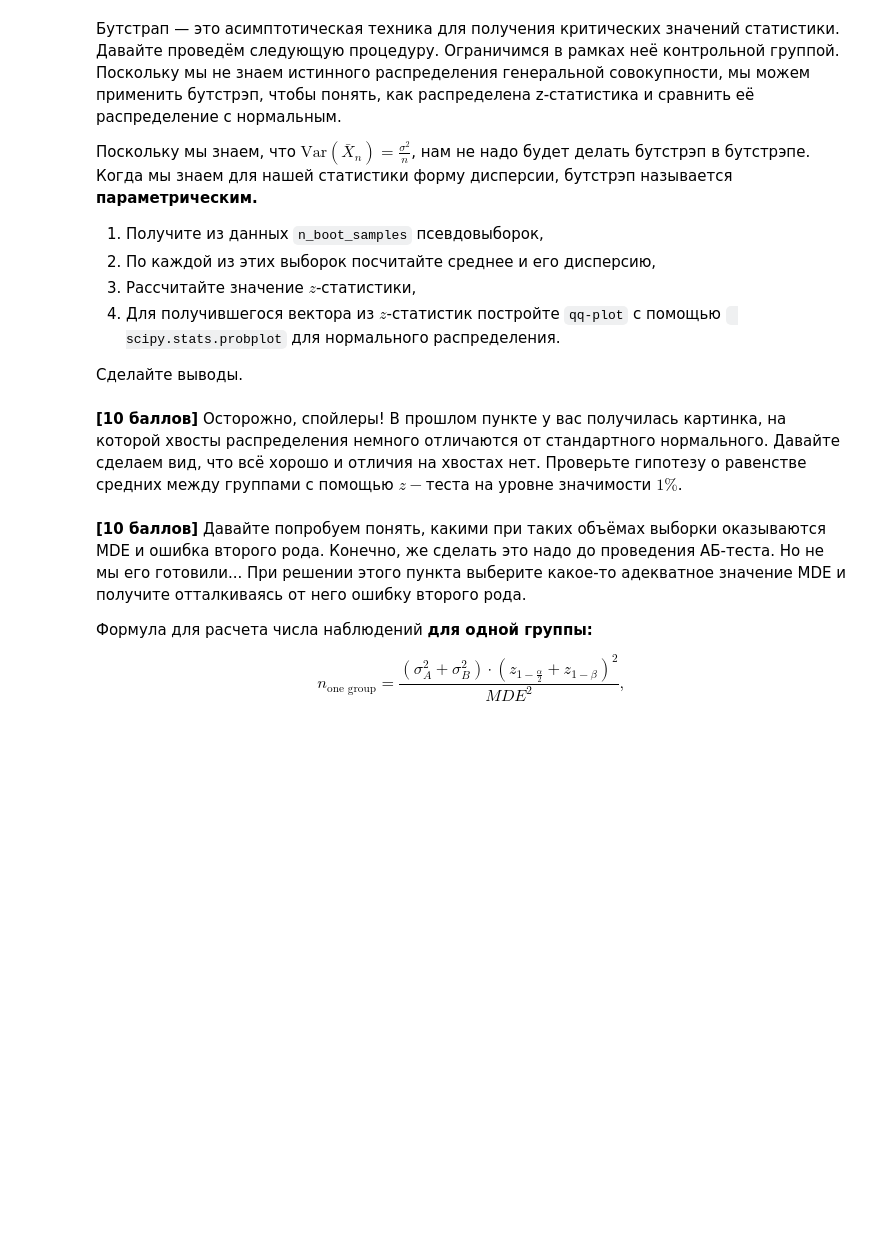
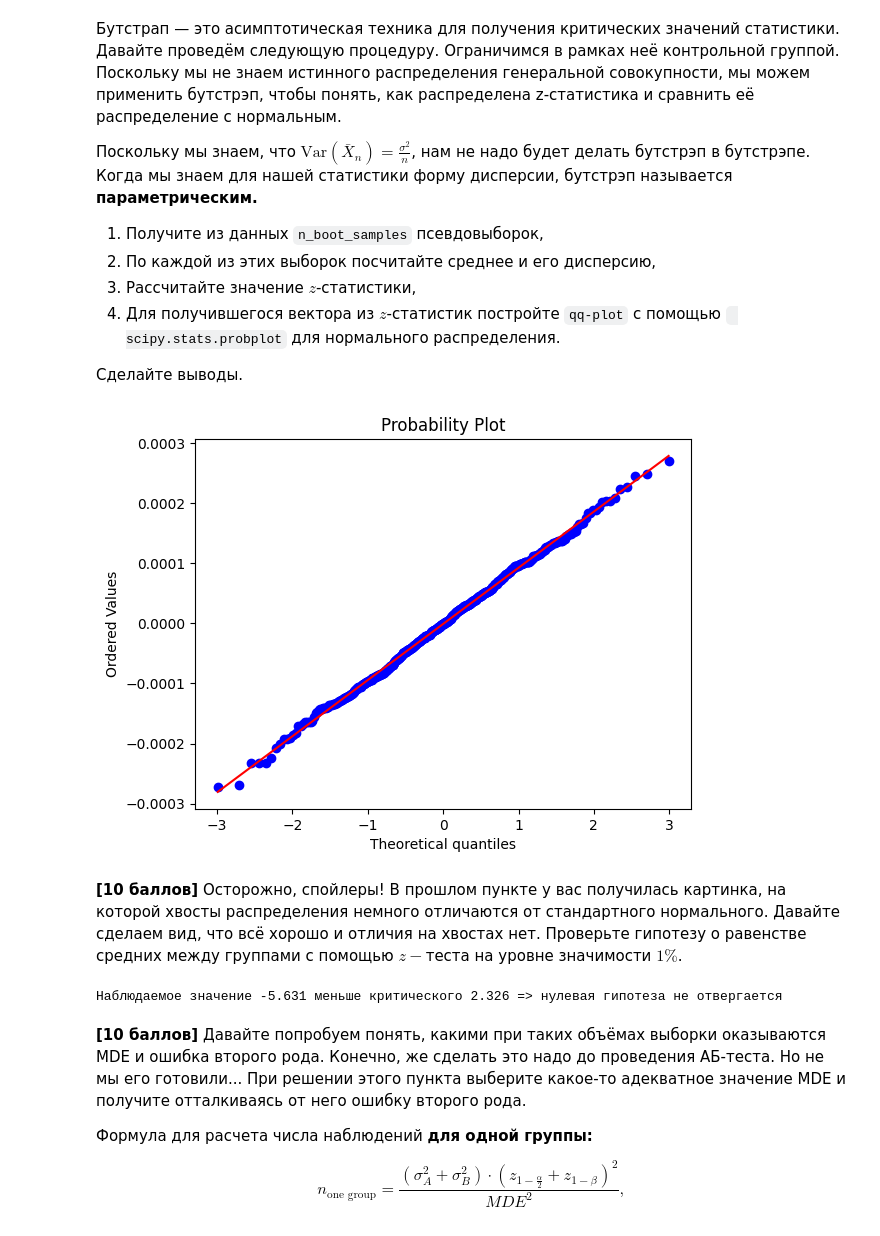
Before and after one commit to Kulikov17/MLDS_math_2022, a Jupyter notebook: hw_matstat/hw03_A-B test_results.ipynb, the cells around one changed output. Drawn from its saved outputs; the diff is of its cells as text; code cells hidden in the pictures; blank space fills up the shorter version.

```diff
--- a/hw_matstat/hw03_A-B test_results.ipynb
+++ b/hw_matstat/hw03_A-B test_results.ipynb
@@ -89,2 +108,14 @@ __[10 баллов]__ Скорее всего, в пункте выше вы н
+# %%
+control_samples = get_boot_samples(n_clicks_control, n_boot_samples)
+# %%
+control_samples_means = control_samples.mean(axis=1)
+# %%
+control_samples_var = control_samples.var(axis=1)
+# %%
+z_stat_control = (control_samples_means- control_samples_means.mean())/control_samples_var
+# %%
+sts.probplot(z_stat_control, dist="norm", plot=plt);
+# %% [output]
+[figure, added]
 # %% [markdown]
 __[10 баллов]__ Осторожно, спойлеры! В прошлом пункте у вас получилась картинка, на которой хвосты распределения немного отличаются от стандартного нормального. Давайте сделаем вид, что всё хорошо и отличия на хвостах нет. Проверьте гипотезу о равенстве средних между группами с помощью $z-$теста на уровне значимости $1\%$.
@@ -93,3 +131,7 @@ __[10 баллов]__ Осторожно, спойлеры! В прошлом п
+# %%
+print(f'Наблюдаемое значение {z_obs:.4} меньше критического {z_crit:.4} => нулевая гипотеза не отвергается')
+# %% [output]
+Наблюдаемое значение -5.631 меньше критического 2.326 => нулевая гипотеза не отвергается
 # %% [markdown]
 __[10 баллов]__ Давайте попробуем понять, какими при таких объёмах выборки оказываются MDE и ошибка второго рода. Конечно, же сделать это надо до проведения АБ-теста. Но не мы его готовили... При решении этого пункта выберите какое-то адекватное значение MDE и получите отталкиваясь от него ошибку второго рода.
 
```
Also changed, not shown: parts of 9 cells of this notebook.
